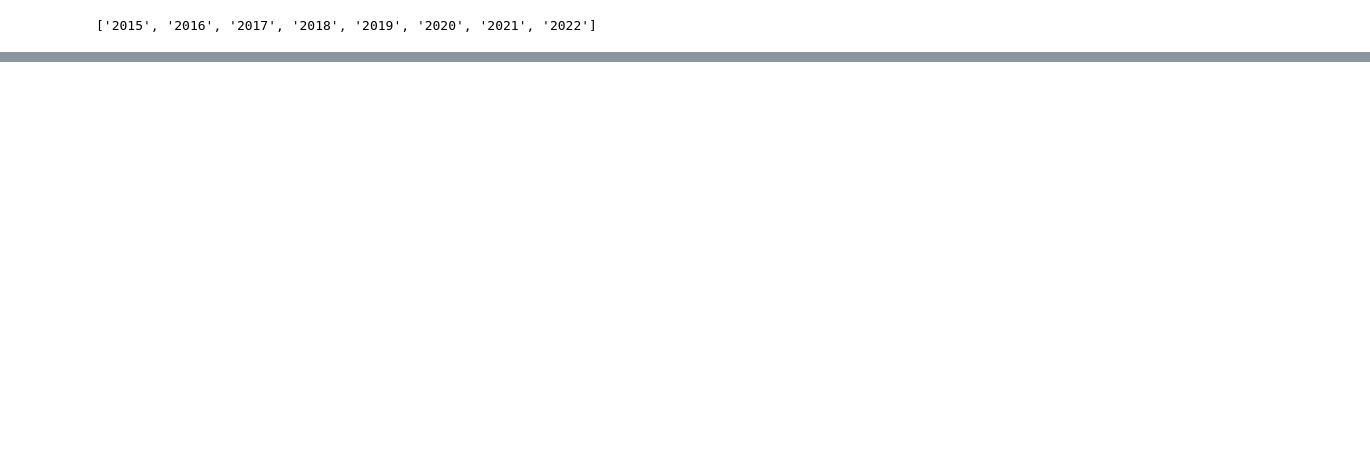
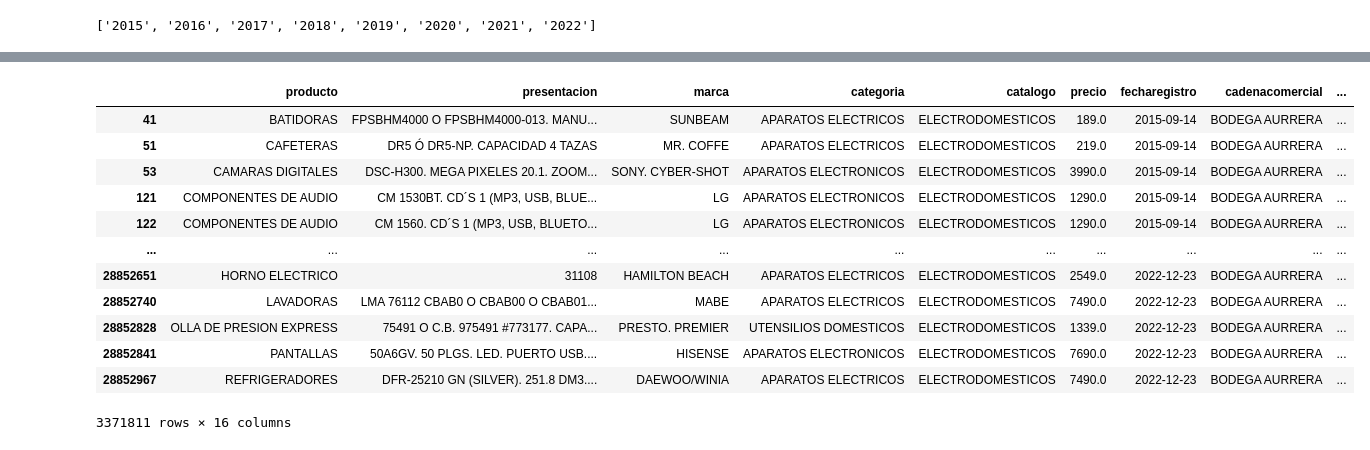
Before and after one commit to labdatos-se/economia, a Jupyter notebook: qeq_precios_profeco.ipynb, the cells around one changed output, grey strips where cells are left out. Drawn from its saved outputs; the diff is of its cells as text; code cells hidden in the pictures; blank space fills up the shorter version.

```diff
--- a/qeq_precios_profeco.ipynb
+++ b/qeq_precios_profeco.ipynb
@@ -107,0 +189,15 @@ carpetas
+# %%
+#Con base en el diccionario anterior, filtrar la lista archivos
+#Lista de archivos filtrados
+archivos_buenfin = []
+for i in range(len(archivos)):
+    for j in range(len(archivos[i])):
+        year = (archivos[i][j][2:6])
+        week_number = (archivos[i][j][0:2])
+        #Filtrar por año con base en el diccionario week_numbers
+        if int(year) in week_numbers:
+            #Filtrar por número de semana con base en el diccionario week_numbers
+            for week in week_numbers[int(year)]:
+                if int(week_number) in week:
+                    archivos_buenfin.append(archivos[i][j])
+                    break
@@ -124,17 +284,4 @@ df
-# %%
-df=pd.read_csv("profeco/2022/122022.csv", encoding="utf-8",names=["producto",
-                                                                  "presentacion",
-                                                                  "marca",
-                                                                  "categoria",
-                                                                  "catalogo",
-                                                                  "precio",
-                                                                  "fecharegistro",
-                                                                  "cadenacomercial",
-                                                                    "giro",
-                                                                    "nombrecomercial",
-                                                                    "direccion",
-                                                                    "estado",
-                                                                    "municipio",
-                                                                    "latitud",
-                                                                    "longitud",
-                                                                  ])
+# %%
+#Filtrar electrodomésticos
+electrodomesticos = df[df["catalogo"]=="ELECTRODOMESTICOS"]
+electrodomesticos["fecharegistro"] = pd.to_datetime(electrodomesticos["fecharegistro"], format="%Y-%m-%d")
@@ -140,0 +318,3 @@ df=pd.read_csv("profeco/2022/122022.csv", encoding="utf-8",names=["producto",
+# %%
+#Crear semana de registro
+electrodomesticos["semana_registro"] = electrodomesticos["fecharegistro"].dt.isocalendar().week
@@ -140,0 +335,16 @@ df=pd.read_csv("profeco/2022/122022.csv", encoding="utf-8",names=["producto",
+# %%
+electrodomesticos
+# %% [output]
+|  | producto | presentacion | marca | categoria | catalogo | precio | fecharegistro | cadenacomercial | ... |
+| 41 | BATIDORAS | FPSBHM4000 O FPSBHM4000-013. MANU... | SUNBEAM | APARATOS ELECTRICOS | ELECTRODOMESTICOS | 189.0 | 2015-09-14 | BODEGA AURRERA | ... |
+| 51 | CAFETERAS | DR5 Ó DR5-NP. CAPACIDAD 4 TAZAS | MR. COFFE | APARATOS ELECTRICOS | ELECTRODOMESTICOS | 219.0 | 2015-09-14 | BODEGA AURRERA | ... |
+| 53 | CAMARAS DIGITALES | DSC-H300. MEGA PIXELES 20.1. ZOOM... | SONY. CYBER-SHOT | APARATOS ELECTRONICOS | ELECTRODOMESTICOS | 3990.0 | 2015-09-14 | BODEGA AURRERA | ... |
+| 121 | COMPONENTES DE AUDIO | CM 1530BT. CD´S 1 (MP3, USB, BLUE... | LG | APARATOS ELECTRONICOS | ELECTRODOMESTICOS | 1290.0 | 2015-09-14 | BODEGA AURRERA | ... |
+| 122 | COMPONENTES DE AUDIO | CM 1560. CD´S 1 (MP3, USB, BLUETO... | LG | APARATOS ELECTRONICOS | ELECTRODOMESTICOS | 1290.0 | 2015-09-14 | BODEGA AURRERA | ... |
+| ... | ... | ... | ... | ... | ... | ... | ... | ... | ... |
+| 28852651 | HORNO ELECTRICO | 31108 | HAMILTON BEACH | APARATOS ELECTRICOS | ELECTRODOMESTICOS | 2549.0 | 2022-12-23 | BODEGA AURRERA | ... |
+| 28852740 | LAVADORAS | LMA 76112 CBAB0 O CBAB00 O CBAB01... | MABE | APARATOS ELECTRICOS | ELECTRODOMESTICOS | 7490.0 | 2022-12-23 | BODEGA AURRERA | ... |
+| 28852828 | OLLA DE PRESION EXPRESS | 75491 O C.B. 975491 #773177. CAPA... | PRESTO. PREMIER | UTENSILIOS DOMESTICOS | ELECTRODOMESTICOS | 1339.0 | 2022-12-23 | BODEGA AURRERA | ... |
+| 28852841 | PANTALLAS | 50A6GV. 50 PLGS. LED. PUERTO USB.... | HISENSE | APARATOS ELECTRONICOS | ELECTRODOMESTICOS | 7690.0 | 2022-12-23 | BODEGA AURRERA | ... |
+| 28852967 | REFRIGERADORES | DFR-25210 GN (SILVER). 251.8 DM3.... | DAEWOO/WINIA | APARATOS ELECTRICOS | ELECTRODOMESTICOS | 7490.0 | 2022-12-23 | BODEGA AURRERA | ... |
+3371811 rows × 16 columns
```
Also changed, not shown: parts of 25 cells of this notebook.
